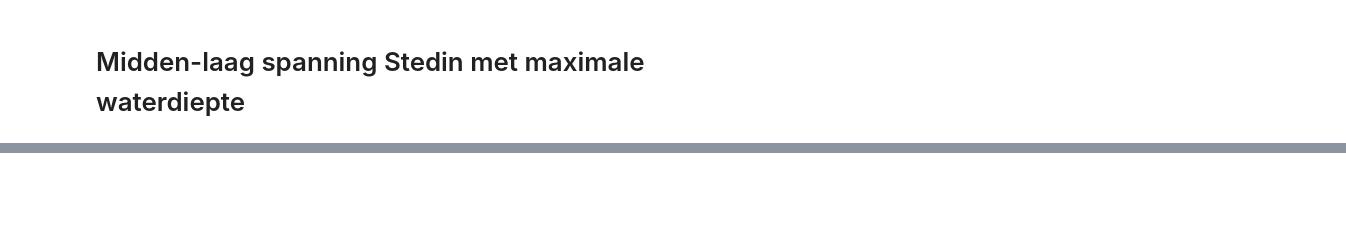
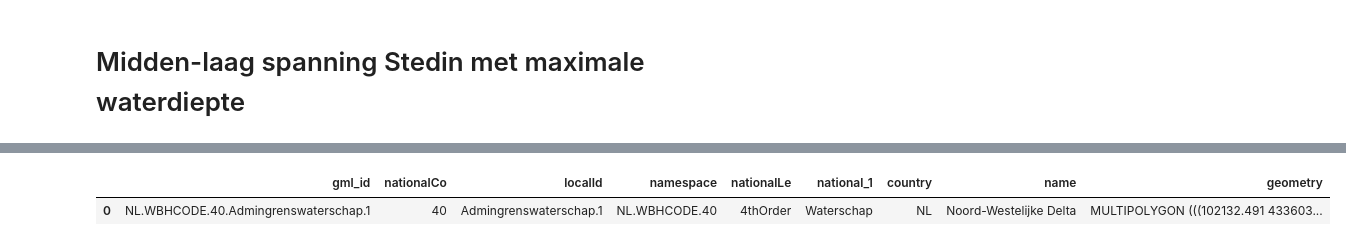
Before and after one commit to edPeregrina/powerpath, a Jupyter notebook: book/v_k_analysis/2. Analyse_elektriciteit_maxwd.ipynb, the cells around one changed output, grey strips where cells are left out. Drawn from its saved outputs; the diff is of its cells as text; code cells hidden in the pictures; blank space fills up the shorter version.

```diff
--- a/book/v_k_analysis/2. Analyse_elektriciteit_maxwd.ipynb
+++ b/book/v_k_analysis/2. Analyse_elektriciteit_maxwd.ipynb
@@ -196,0 +37,7 @@ result.to_file(network_path.joinpath("msls_voronoi_hazard.gpkg"), driver='GeoJSO
+# %%
+study_area = gpd.read_file(network_path.joinpath("study_area_correct_geometry.gpkg"),driver='GPKG')
+# %%
+study_area
+# %% [output]
+|  | gml_id | nationalCo | localId | namespace | nationalLe | national_1 | country | name | geometry |
+| 0 | NL.WBHCODE.40.Admingrenswaterschap.1 | 40 | Admingrenswaterschap.1 | NL.WBHCODE.40 | 4thOrder | Waterschap | NL | Noord-Westelijke Delta | MULTIPOLYGON (((102132.491 433603... |
```
Also changed, not shown: parts of 38 cells of this notebook, 2 other files.
